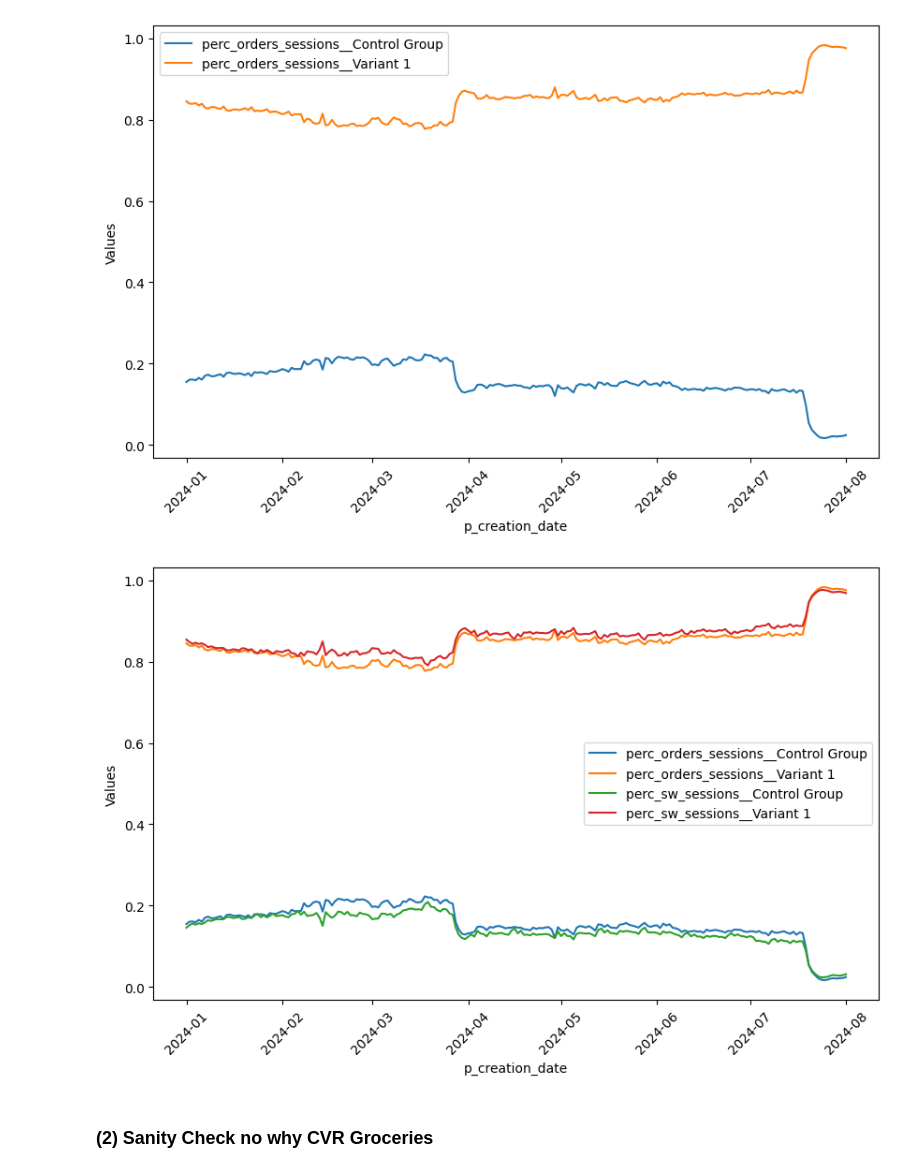
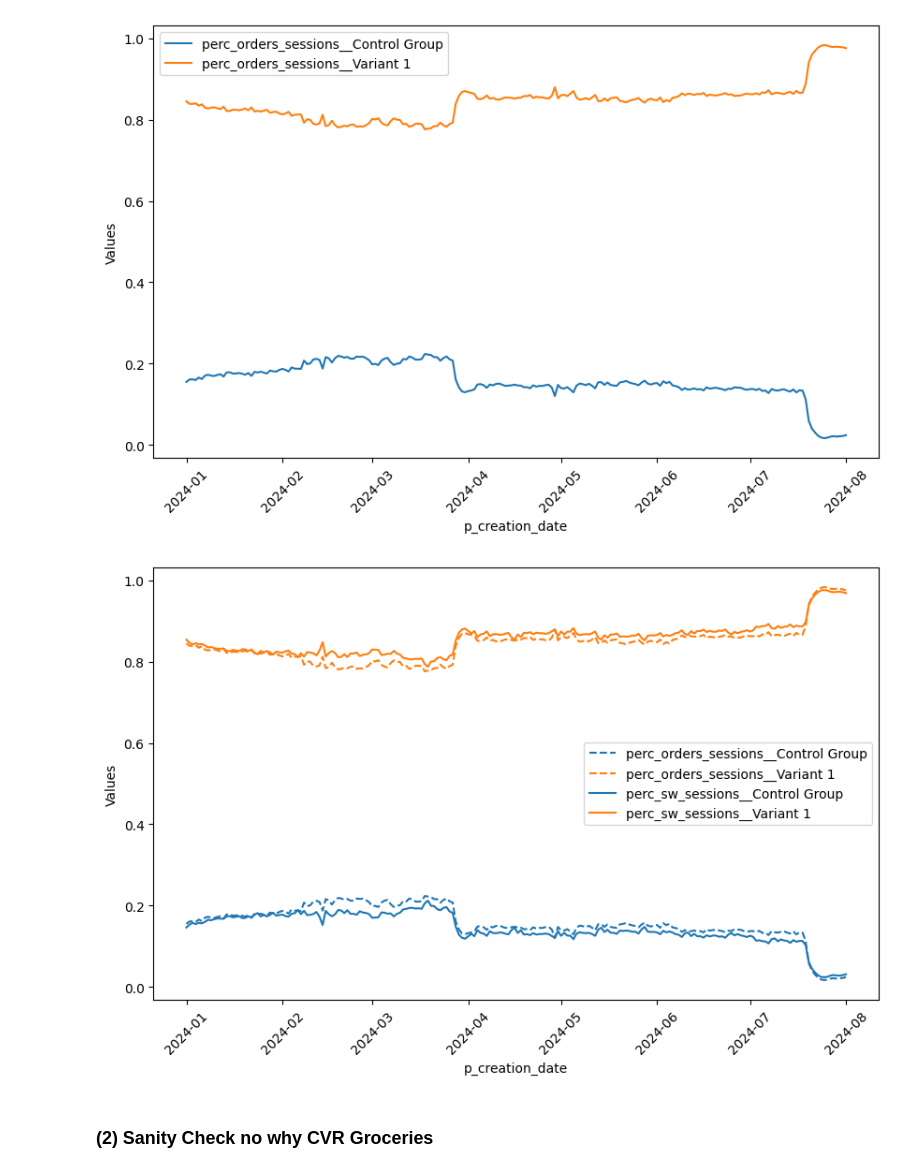
Before and after one commit to JordiCremades4444/central-node, a Jupyter notebook: notebooks/989_2024_7_nsw_osw_cvr/nsw_osw_confluence.ipynb, the cells around one changed output. Cells and saved outputs as stored; diff of their text form; code cells hidden in the pictures.

```diff
--- a/notebooks/989_2024_7_nsw_osw_cvr/nsw_osw_confluence.ipynb
+++ b/notebooks/989_2024_7_nsw_osw_cvr/nsw_osw_confluence.ipynb
@@ -483,10 +541,12 @@ v.multiple_variable_lineplot(
 # %%
 v.multiple_variable_lineplot(
     'p_creation_date',
     ['perc_orders_sessions__Control Group','perc_orders_sessions__Variant 1','perc_sw_sessions__Control Group','perc_sw_sessions__Variant 1'],
+    colors = ['blue','orange','blue','orange'],
+    style=['s2','s2','s1','s1']
 )
 # %% [output]
-[figure, old version]
+[figure, new version]
 # %% [markdown]
 ### (2) Sanity Check no why CVR Groceries
 # %%
```
Also changed, not shown: parts of 11 cells of this notebook.
